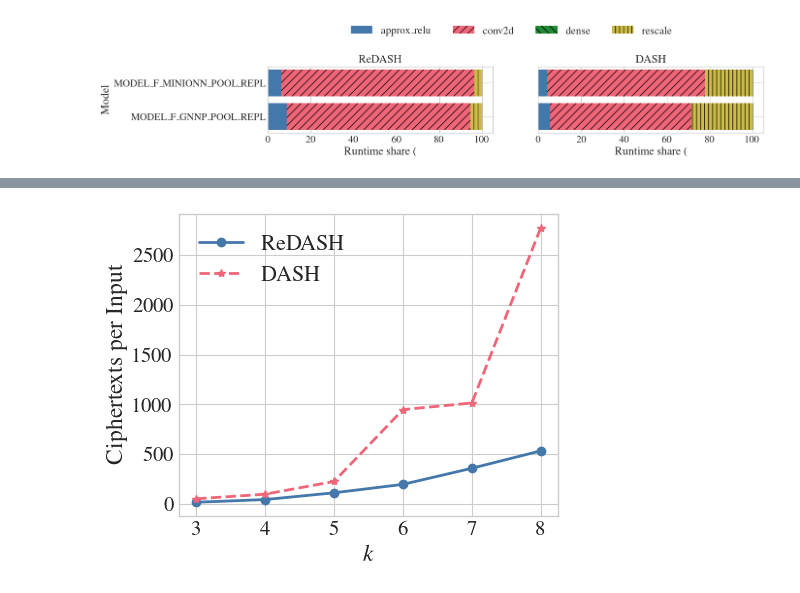
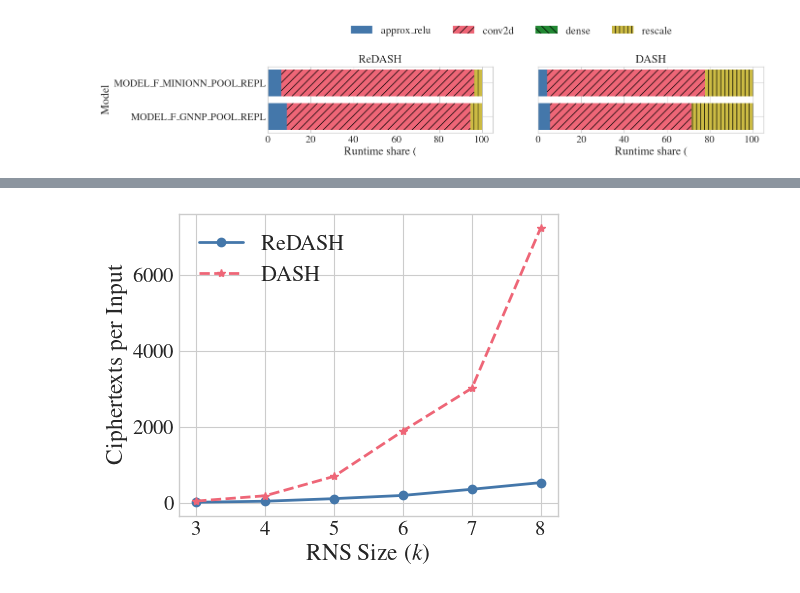
Before and after one commit to UzL-ITS/dash, a Jupyter notebook: benchmarks/evaluation_redash.ipynb, the cells around one changed output, grey strips where cells are left out. Cells and saved outputs as stored; diff of their text form; code cells hidden in the pictures.

```diff
--- a/benchmarks/evaluation_redash.ipynb
+++ b/benchmarks/evaluation_redash.ipynb
@@ -183,7 +183,7 @@ micro_benchmarks/data/scalability/IMPORTED_DASH_RESCALING_SCALABILITY.csv
 # %%
 # Get the common dims values between legacy and DASH datasets and keep only the first two
 dims_common = sorted(set(rescaling_scale_data.index.get_level_values('dims')).intersection(
-                       set(rescaling_scale_data_DASH.index.get_level_values('dims'))))[:2]
+                       set(rescaling_scale_data_DASH.index.get_level_values('dims'))))[:1]
 
 fig, axs = plt.subplots(1, len(dims_common), figsize=(5*len(dims_common), 6))
 
@@ -191,28 +191,39 @@ fig, axs = plt.subplots(1, len(dims_common), figsize=(5*len(dims_common), 6))
 if len(dims_common) == 1:
     axs = [axs]
 
+color_l3 = "tab:blue"
+color_l5   = "tab:orange"
+
 for ax, d in zip(axs, dims_common):
     # Plot legacy scaling curves (using marker 'o')
     l_values_legacy = sorted(rescaling_scale_data.loc[d].index.unique())
     for l in [3,5]:
+        if l == 3:
+            color = color_l3
+        else:
+            color = color_l5
         data = rescaling_scale_data.loc[(d, l)]
         runtime_mean = data['runtime']['mean']
         runtime_std = data['runtime']['std']
         threads = runtime_mean.index.astype(int)
         ax.errorbar(threads, runtime_mean, yerr=runtime_std, marker='o', linestyle='-',
-                    capsize=4, label=f'ReDASH, $\\ell={l}$')
+                    color=color, capsize=4, label=f'ReDASH, $\\ell={l}$')
 
     # Plot DASH scaling curves (using marker '*')
     l_values_dash = sorted(rescaling_scale_data_DASH.loc[d].index.unique())
     for l in [3,5]:
+        if l == 3:
+            color = color_l3
+        else:
+            color = color_l5
         data = rescaling_scale_data_DASH.loc[(d, l)]
         runtime_mean = data['runtime']['mean']
         runtime_std = data['runtime']['std']
         threads = runtime_mean.index.astype(int)
         ax.errorbar(threads, runtime_mean, yerr=runtime_std, marker='*', linestyle='--',
-                    capsize=4, label=f'DASH, $\\ell={l}$')
+                    color=color, capsize=4, label=f'DASH, $\\ell={l}$')
 
-    ax.set_title(f"{d} Inputs")
+    # ax.set_title(f"{d} Inputs")
     ax.set_xlabel("Thread Count")
     ax.set_xticks(threads)
     ax.set_ylabel("Runtime (ms)")
@@ -231,8 +242,8 @@ for h, l in zip(all_handles, all_labels):
     if l not in unique:
         unique[l] = h
 
-fig.legend(unique.values(), unique.keys(), loc='upper center', ncol=len(unique),
-           bbox_to_anchor=(0.5, 0.98))
+fig.legend(unique.values(), unique.keys(), loc='upper center', ncol=2,
+           bbox_to_anchor=(0.5, 1.02))
 
 fig.tight_layout(rect=[0, 0, 1, 0.93])
 plt.show()
@@ -648,7 +712,7 @@ mrs_dict = {
     3: [32],
     4: [26,3],
     5: [54,4,3],
-    6: [125,60],
+    6: [60,125],
     7: [86,7,36,5],
     8: [92,7,6,125,4]
 }
@@ -665,17 +729,18 @@ def redash_ciphertexts(k):
 def dash_cipher_texts(k):
     crt_base = cpm_dict[k]
     mrs_base = mrs_dict[k]
+    t = len(mrs_base)
 
     sum1 = 0
     for i in range(0, k):
         sum1 += crt_base[i]
-    sum1 *= len(mrs_base)
+    sum1 *= t
 
     sum2 = 0
-    for i in range(1, len(mrs_base)):
-        sum2 += mrs_base[i]
+    for i in range(1, t):
+        sum2 += (mrs_base[i] + 2 * t * (k-1))
     sum2 *= 2 * k
-    sum2 += 2 * (k-1)
+
 
     sum3 = mrs_base[0]
 
@@ -693,19 +758,19 @@ print(dash_data)
 # %%
 # Define k values corresponding to the data points
 k_values = list(range(3, 9))
 
 plt.figure(figsize=(5, 4))
 plt.plot(k_values, redash_data, marker='o', linestyle='-', label="ReDASH")
 plt.plot(k_values, dash_data, marker='*', linestyle='--', label="DASH")
 
-plt.xlabel("$k$")
+plt.xlabel("RNS Size ($k$)")
 plt.ylabel("Ciphertexts per Input")
 plt.yscale('linear')  # set y-axis to a normal (linear) scale
 plt.legend()
 plt.grid(True)
 plt.tight_layout()
 
 plt.savefig("micro_benchmarks/data/ciphertexts_per_input.pdf", format="pdf", bbox_inches="tight")
 plt.show()
 # %% [output]
-[figure, old version]
+[figure, new version]
```
Also changed, not shown: parts of 6 cells of this notebook.
